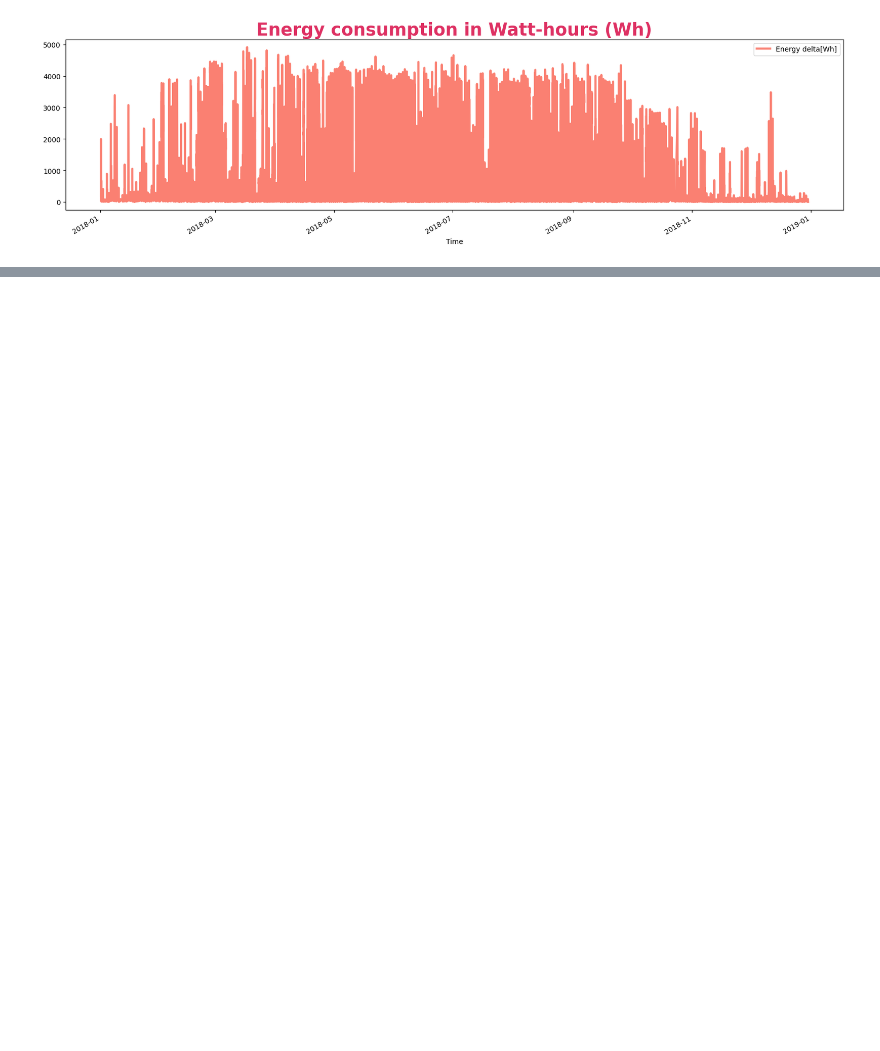
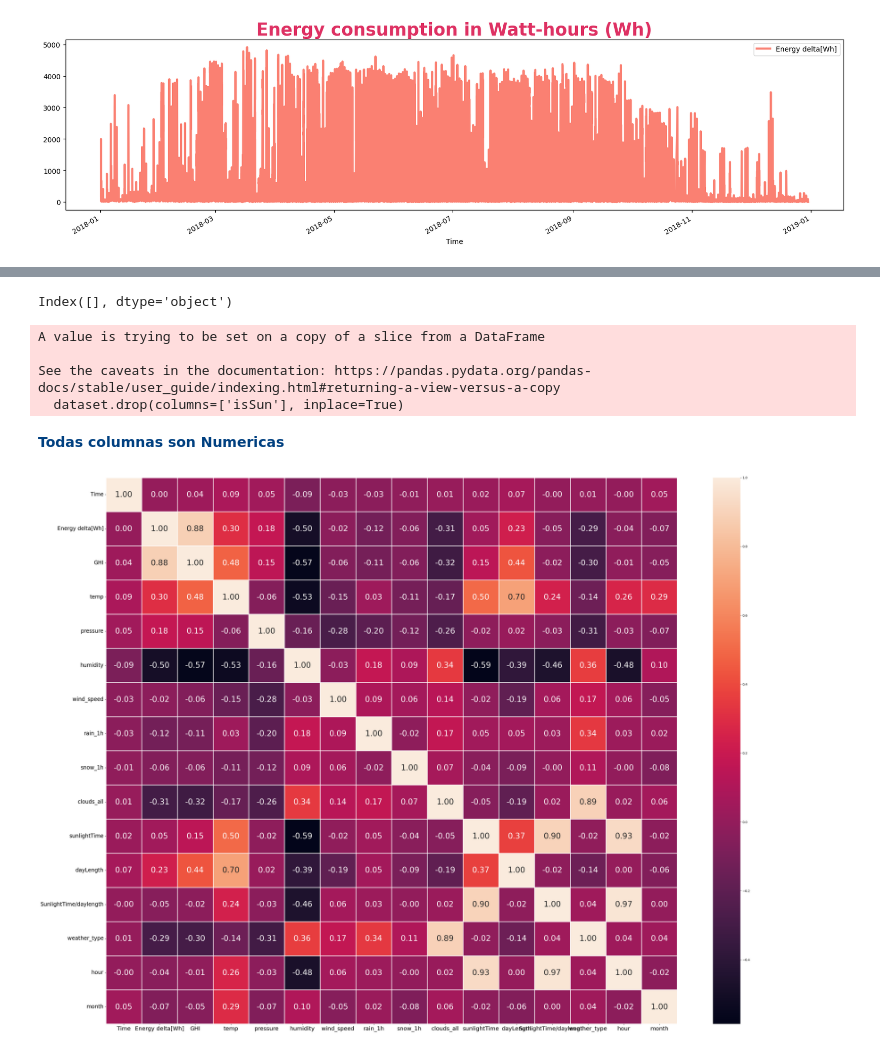
Before and after one commit to 4GeeksAcademy/Kurganova_ProyectoFin, a Jupyter notebook: src/explore.ipynb, the cells around one changed output, grey strips where cells are left out. Drawn from its saved outputs; the diff is of its cells as text; code cells hidden in the pictures; blank space fills up the shorter version.

```diff
--- a/src/explore.ipynb
+++ b/src/explore.ipynb
@@ -32,3 +41,19 @@ dataset
 | 196774 | 2022-08-31 17:30:00 | 24 | 2.1 | 18.5 | 1023 | 61 | 4.2 | 0.0 | 0.0 | ... |
 | 196775 | 2022-08-31 17:45:00 | 0 | 0.0 | 18.5 | 1023 | 61 | 4.2 | 0.0 | 0.0 | ... |
 196776 rows × 17 columns
+# %%
+import requests
+import time
+
+# Seleccionar el recurso a descargar
+url = "https://www.kaggle.com/datasets/pythonafroz/renewable-power-generation-and-weather-conditions/data"
+
+
+# Petición para descargar el fichero de Internet
+response = requests.get(url)
+
+# Si la petición se ha ejecutado correctamente (código 200), entonces el fichero se ha podido descargar
+if response:
+    # Se almacena el archivo en el directorio actual para usarlo más tarde
+    with open("../data/raw/Renewable1.csv", "wb") as dataset:
+        dataset.write(response.content)
@@ -148,0 +286,31 @@ Valores únicos en la columna 'weather_type':
+# %%
+# Paso 1: Identificar columnas categóricas
+columnas_categoricas =  dataset.select_dtypes(include=['object']).columns
+columnas_categoricas
+# %% [output]
+Index([], dtype='object')
+# %%
+# Eliminar la columna "isSun" del DataFrame
+dataset.drop(columns=['isSun'], inplace=True)
+# %% [output]
+A value is trying to be set on a copy of a slice from a DataFrame
+
+See the caveats in the documentation: https://pandas.pydata.org/pandas-docs/stable/user_guide/indexing.html#returning-a-view-versus-a-copy
+  dataset.drop(columns=['isSun'], inplace=True)
+# %% [markdown]
+**<span style="color:#004080;">Todas columnas son Numericas</span>**
+# %%
+#correlacion
+
+
+correlation_matrix = dataset.corr()
+
+# Visualizar la matriz de correlación usando un heatmap
+fig, axis = plt.subplots(figsize=(35,25))
+sns.heatmap(correlation_matrix, annot=True, fmt=".2f", linecolor='white', linewidths=1, annot_kws={"size": 25})
+plt.xticks(fontsize=18)
+plt.yticks(fontsize=17)
+plt.tight_layout()
+plt.show()
+# %% [output]
+[figure, added]
```
Also changed, not shown: parts of 19 cells of this notebook, 1 other file.
